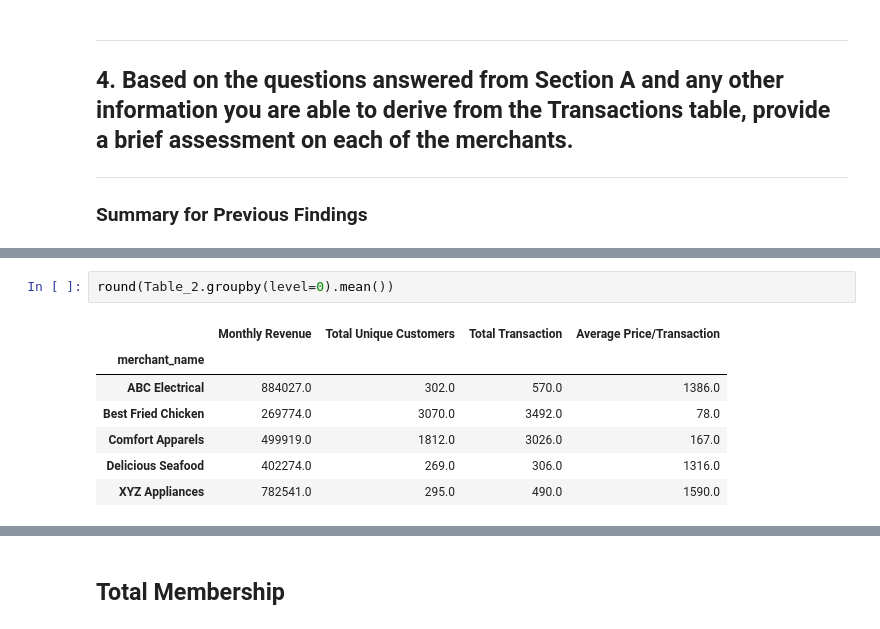
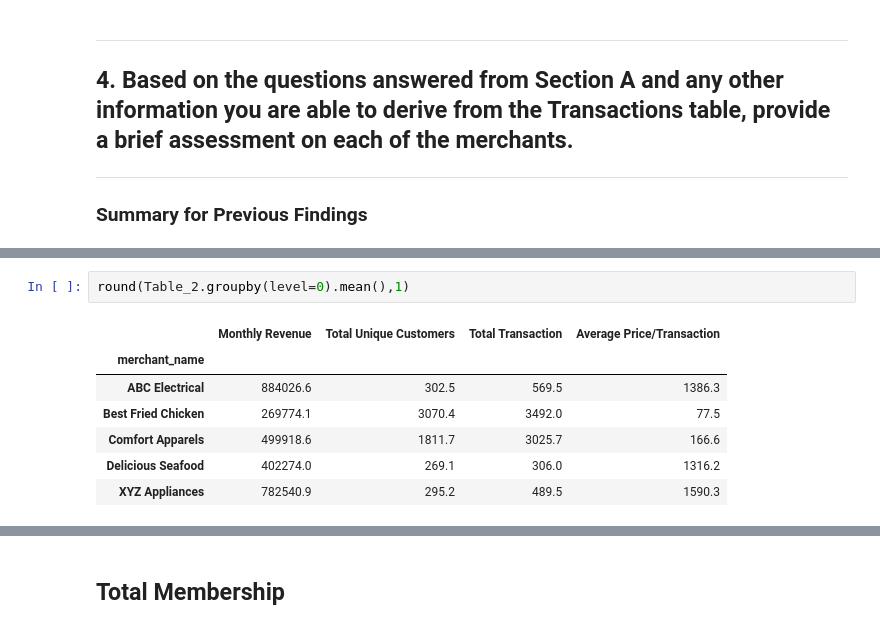
Before and after one commit to GetCurious/expert-train, a Jupyter notebook: PersonalStuff/FaveBI - Asignment/NatonChin - FBI Section A (Transaction).ipynb, the cells around one changed output, grey strips where cells are left out. Cells and saved outputs as stored; diff of their text form.

```diff
--- a/PersonalStuff/FaveBI - Asignment/NatonChin - FBI Section A (Transaction).ipynb
+++ b/PersonalStuff/FaveBI - Asignment/NatonChin - FBI Section A (Transaction).ipynb
@@ -198,12 +198,12 @@ Table_1['Total Revenue'].plot(kind='barh')
 <matplotlib.axes._subplots.AxesSubplot at 0x...>
 [figure]
 # %%
-round(Table_2.groupby(level=0).mean())
+round(Table_2.groupby(level=0).mean(),1)
 # %% [output]
 |  | Monthly Revenue | Total Unique Customers | Total Transaction | Average Price/Transaction |
 | merchant_name |  |  |  |  |
-| ABC Electrical | 884027.0 | 302.0 | 570.0 | 1386.0 |
-| Best Fried Chicken | 269774.0 | 3070.0 | 3492.0 | 78.0 |
-| Comfort Apparels | 499919.0 | 1812.0 | 3026.0 | 167.0 |
-| Delicious Seafood | 402274.0 | 269.0 | 306.0 | 1316.0 |
-| XYZ Appliances | 782541.0 | 295.0 | 490.0 | 1590.0 |
+| ABC Electrical | 884026.6 | 302.5 | 569.5 | 1386.3 |
+| Best Fried Chicken | 269774.1 | 3070.4 | 3492.0 | 77.5 |
+| Comfort Apparels | 499918.6 | 1811.7 | 3025.7 | 166.6 |
+| Delicious Seafood | 402274.0 | 269.1 | 306.0 | 1316.2 |
+| XYZ Appliances | 782540.9 | 295.2 | 489.5 | 1590.3 |
```
Also changed, not shown: parts of 15 cells of this notebook.
